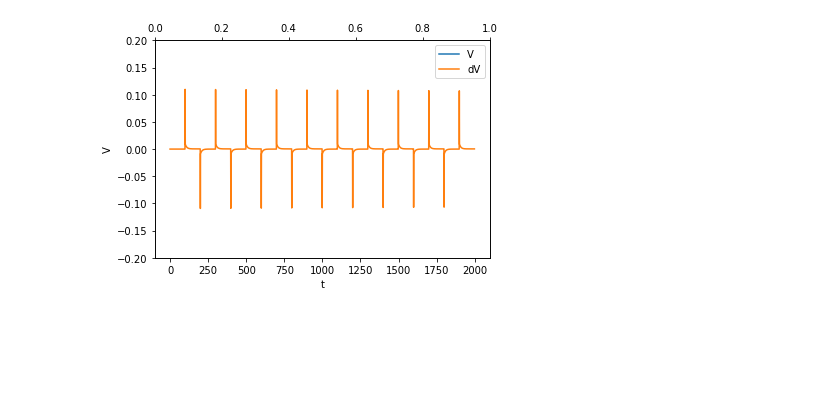
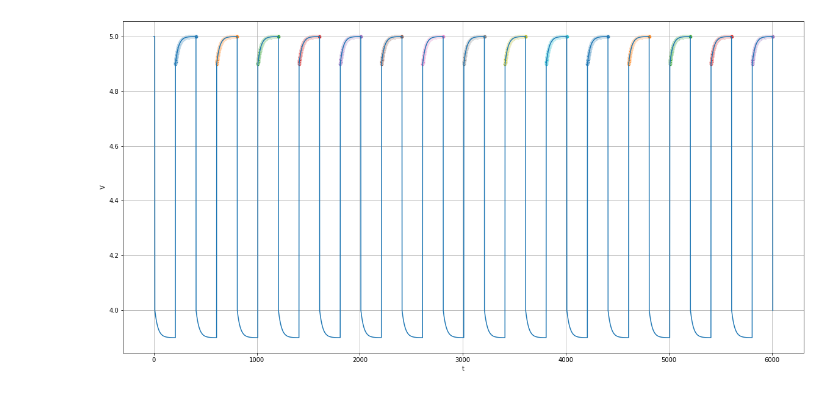
Before and after one commit to CaioMizerkowski/controle_avancado, a Jupyter notebook: TE979/modelo.ipynb, the cells around one changed output. Saved outputs shown, nothing was run; the diff lists cells and outputs as text; code cells hidden in the pictures; blank space fills up the shorter version.

```diff
--- a/TE979/modelo.ipynb
+++ b/TE979/modelo.ipynb
@@ -114,12 +84,0 @@ df2['dV'] = df2['V'] - df2['V_right']
-# %%
-sns.lineplot(data=df2.to_pandas(), x='t', y='V', label='V')
-plt.ylim(4.5,5)
-
-p = sns.lineplot(data=df2.to_pandas(), x='t', y='dV', label='dV')
-ax2 = p.twiny()
-plt.ylim(-0.2,0.2)
-
-plt.show()
-plt.close()
-# %% [output]
-[figure, removed]
@@ -125,0 +90,47 @@ plt.close()
+# %%
+r0_hat['tipo'] = np.zeros(len(r0_hat))
+df_c = r0_hat[['t','tipo']]
+r0_hat = r0_hat.drop(['tipo'])
+
+df_ovc['tipo'] = np.ones(len(df_ovc))
+df_c.extend(df_ovc[['t','tipo']])
+df_ovc = df_ovc.drop(['tipo'])
+
+df_c.sort('t',in_place=True)
+
+df_c = df_c.select(
+    [
+        ps.col('t').shift(1).alias('t_inicio')+1,
+        ps.col('t').alias('t_fim'),
+        ps.col('tipo'),
+    ]
+).filter(ps.col('tipo')==1.0
+).filter(ps.col('t_inicio').is_not_null()
+).filter(ps.col('t_fim').is_not_null()
+).select([ps.col('t_inicio'), ps.col('t_fim')])
+# %%
+plt.figure(figsize=(20, 10))
+sns.lineplot(data=df.to_pandas(), x='t', y='V')
+
+tau = dict()
+
+for t_inicio, t_fim in df_c.rows():
+    v0 = df.filter(ps.col('t')==t_inicio)['V'].max()
+    vinf = df.filter(ps.col('t')==t_fim)['V'].max()
+    dv = vinf-v0
+
+    for i in range(t_inicio, t_fim):
+        vx = df.filter(ps.col('t')==i)['V'].max()
+
+        if vx-v0 >= 0.632120*dv:
+            tau[t_inicio-1] = i-t_inicio
+            break
+
+    a = df.filter(ps.col('t')>=t_inicio).filter(ps.col('t')<=t_fim)
+    sns.scatterplot(data=a.to_pandas(), x='t', y='V')
+
+plt.grid()
+plt.show()
+plt.close()
+# %% [output]
+[figure, added]
```
Also changed, not shown: parts of 18 cells of this notebook.
